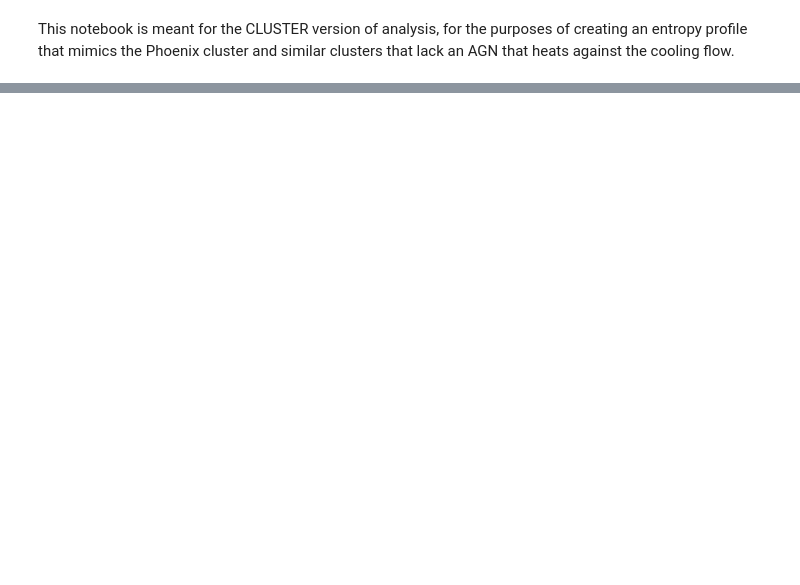
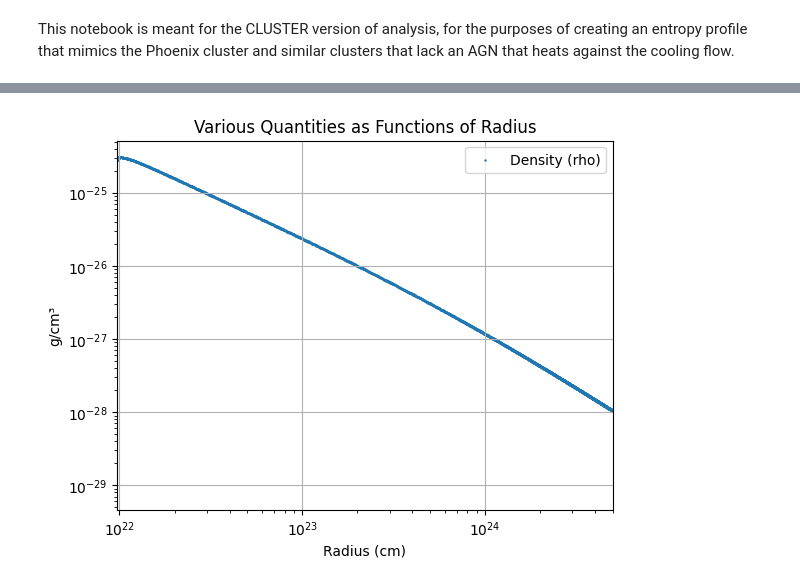
Before and after one commit to Jacob-Evans-007/Summer-2025-Hydrodynamics, a Jupyter notebook: cluster_notebook.ipynb, the cells around one changed output, grey strips where cells are left out. Saved outputs shown, nothing was run; the diff lists cells and outputs as text; code cells hidden in the pictures; blank space fills up the shorter version.

```diff
--- a/cluster_notebook.ipynb
+++ b/cluster_notebook.ipynb
@@ -371,17 +452,19 @@ plt.show()
 # %%
 rhoarray = np.array(rhoarray)
 plt.scatter(ra2, rhoarray, s=0.5, label='Density (rho)')
 plt.xlabel('Radius (cm)')
 plt.ylabel('g/cm³')
 plt.xscale('log')
 plt.yscale('log')
 plt.title('Various Quantities as Functions of Radius')
 plt.legend()
-plt.xlim(5.9e22, 3e25)
+plt.xlim(9.68e21, 5e24)
 #plt.ylim(3e5, 3e7)
 plt.grid(True)
 #plt.savefig('dlnvdlnr components.png', transparent=True)
 plt.show()
+# %% [output]
+[figure, added]
 # %%
 vccsa2 = np.array(vc_csa)
 tflowtcool = np.array(tflow_tcoola)
```
Also changed, not shown: parts of 13 cells of this notebook, 1 other file.
